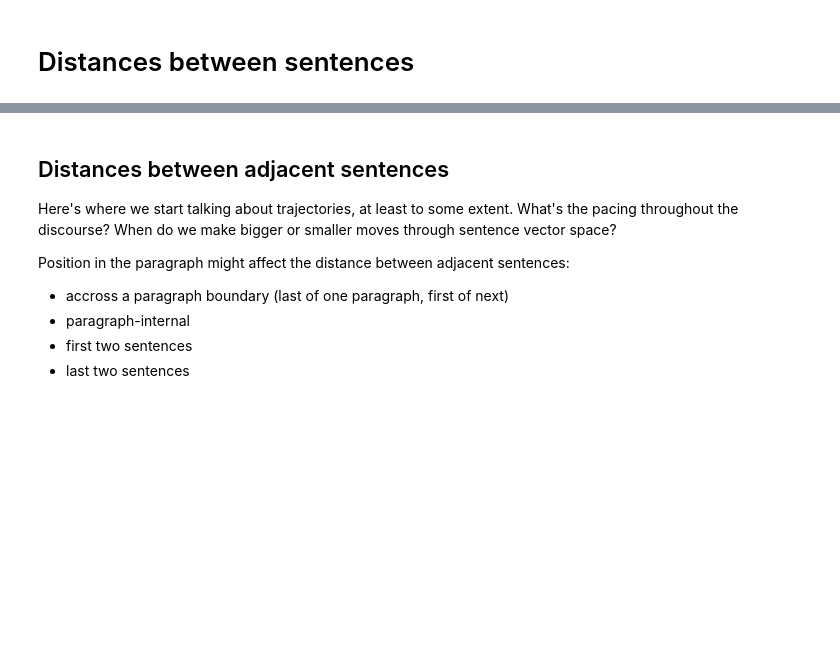
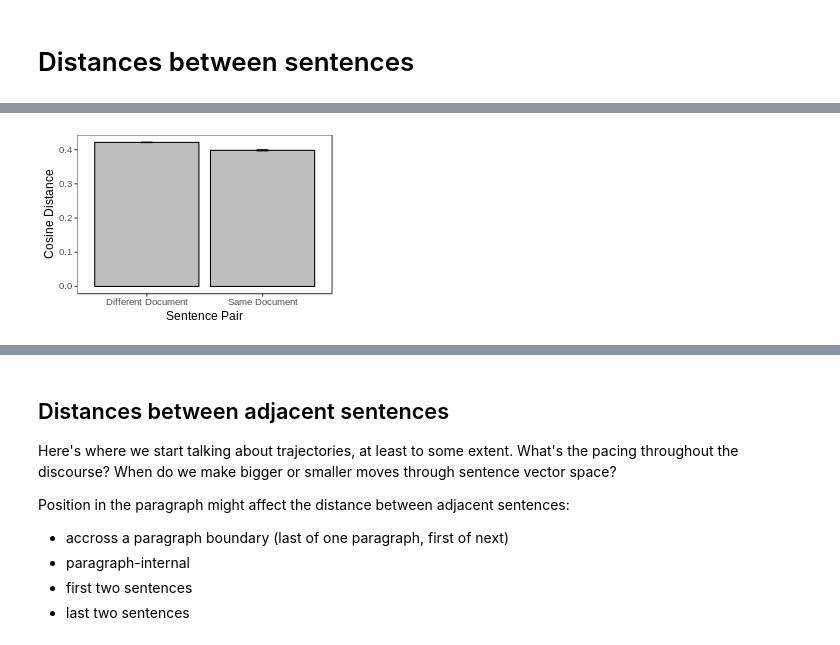
Before and after one commit to erindb/descodisc, a Jupyter notebook: distances.ipynb, the cells around one changed output, grey strips where cells are left out. Saved outputs shown, nothing was run; the diff lists cells and outputs as text; code cells hidden in the pictures; blank space fills up the shorter version.

```diff
--- a/distances.ipynb
+++ b/distances.ipynb
@@ -17,5 +13,3 @@ parser.add_argument('--n_documents', type=int, default=10,
                    help='number of documents to collect data for')
 args = parser.parse_args()
 n_articles = args.n_documents
-# %%
-n_articles = 100
@@ -31,7 +52,7 @@ def get_distances(model, dataset):
     df = pd.read_csv(input_data_file)
     # load embeddings
     embeddings = np.load(input_matrix_file)
-    distances = 1 - cosine_similarity(embeddings, embeddings)
+    distances = 1 - cosine_similarity(embeddings)
     displacements = embeddings[1:] - embeddings[:-1]
     return df, distances, displacements
 
@@ -106,0 +118,13 @@ Wall time: 3.96 s
+# %%
+%%R -i doc_dist_df -w 300 -h 200 -u px
+p = doc_dist_df %>%
+ggplot(aes(x = pair_type, y = distance)) +
+stat_summary(fun.y = mean, geom = "bar", fill = "gray", colour = "black") +
+stat_summary(fun.data = mean_cl_boot, geom = "errorbar", colour="black", width = 0.1) +
+ylab("Cosine Distance") +
+xlab("Sentence Pair") +
+theme_few(12)
+print(p)
+ggsave(paste("within_vs_across_documents", n_articles, ".png", sep=""))
+# %% [output]
+[figure, added]
```
Also changed, not shown: parts of 24 cells of this notebook.
